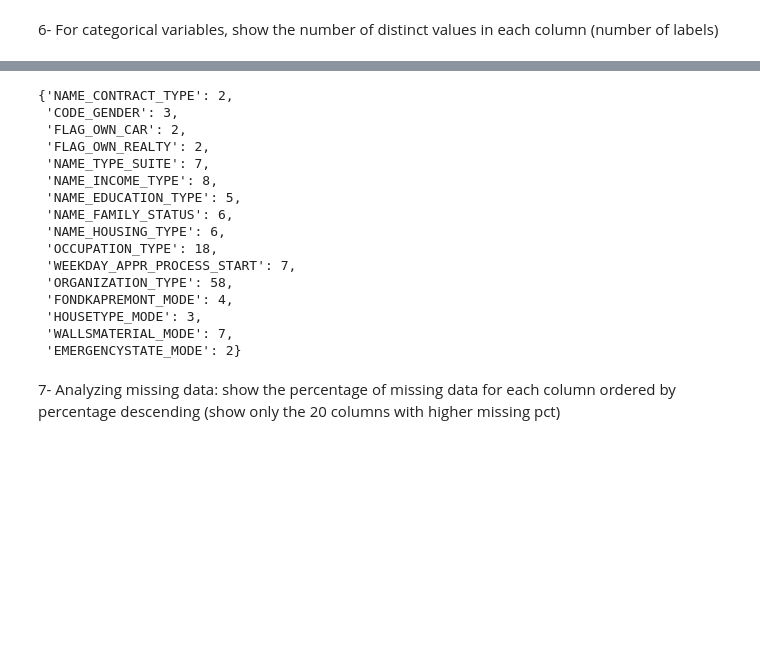
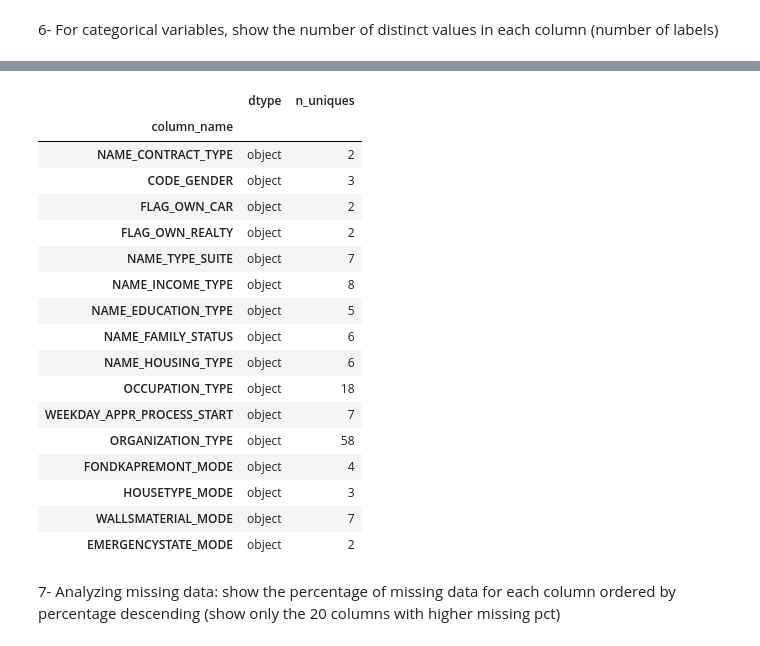
Before and after one commit to NMengo/Anyone-AI, a Jupyter notebook: Sprint 3/AnyoneAI_Project_3.ipynb, the cells around one changed output, grey strips where cells are left out. Saved outputs shown, nothing was run; the diff lists cells and outputs as text; code cells hidden in the pictures; blank space fills up the shorter version.

```diff
--- a/Sprint 3/AnyoneAI_Project_3.ipynb
+++ b/Sprint 3/AnyoneAI_Project_3.ipynb
@@ -192,6 +175,0 @@ array([307511,      2,      2,      3,      2,      2,     15,   2548,
-# %%
-df_categoricals = pd.DataFrame()
-df_categoricals['column_name'] = application_train.columns
-df_categoricals['dtype'] = application_train.columns.dtype
-df_categoricals['n_uniques'] = np.array(application_train.nunique())
-df_categoricals
@@ -247,21 +176,57 @@ cat_quant_variables
-# %%
-cat_variables
-# %% [output]
-{'NAME_CONTRACT_TYPE': 2,
- 'CODE_GENDER': 3,
- 'FLAG_OWN_CAR': 2,
- 'FLAG_OWN_REALTY': 2,
- 'NAME_TYPE_SUITE': 7,
- 'NAME_INCOME_TYPE': 8,
- 'NAME_EDUCATION_TYPE': 5,
- 'NAME_FAMILY_STATUS': 6,
- 'NAME_HOUSING_TYPE': 6,
- 'OCCUPATION_TYPE': 18,
- 'WEEKDAY_APPR_PROCESS_START': 7,
- 'ORGANIZATION_TYPE': 58,
- 'FONDKAPREMONT_MODE': 4,
- 'HOUSETYPE_MODE': 3,
- 'WALLSMATERIAL_MODE': 7,
- 'EMERGENCYSTATE_MODE': 2}
+# %%
+def get_categoricals(train, criteria='Int and narrowed objects'):
+    """
+    The criteria for categoricals selection will impact in feature encoding.
+    """
+    df_categoricals = pd.DataFrame()
+    df_categoricals['column_name'] = train.columns
+    df_categoricals['dtype'] = np.array(train.dtypes)
+    df_categoricals['n_uniques'] = np.array(train.nunique())
+    # -----------------------------------------------------------------------------------
+    # Filters
+    type_object = df_categoricals['dtype'] == 'object'
+    type_int = df_categoricals['dtype'] == ('int64')
+    nunique_lt_2 = df_categoricals['n_uniques'] <= 2
+    # -----------------------------------------------------------------------------------
+    # Object nunique bounds
+    objects_nuniques = df_categoricals[type_object]['n_uniques']
+    upper_bound_nuniques = (np.quantile(objects_nuniques, 0.75) - np.quantile(objects_nuniques, 0.25)) * 1.5 \
+                           + (np.quantile(objects_nuniques, 0.75))
+    not_outlier_nuniques = df_categoricals['n_uniques'] < upper_bound_nuniques
+    # -----------------------------------------------------------------------------------
+    # Criteria options
+    if criteria == 'Int and narrowed objects':
+        df_categoricals = df_categoricals[
+            (type_int & nunique_lt_2) |
+            (type_object & not_outlier_nuniques)]
+    elif criteria == 'Objects':
+        df_categoricals = df_categoricals[type_object]
+    elif criteria == 'Only narrow objects':
+        df_categoricals = df_categoricals[(type_object & not_outlier_nuniques)]
+
+    df_categoricals.set_index('column_name', inplace=True)
+    return df_categoricals
+# %%
+categoricals = get_categoricals(application_train, criteria='Objects')
+categoricals
+# %% [output]
+|  | dtype | n_uniques |
+| column_name |  |  |
+| NAME_CONTRACT_TYPE | object | 2 |
+| CODE_GENDER | object | 3 |
+| FLAG_OWN_CAR | object | 2 |
+| FLAG_OWN_REALTY | object | 2 |
+| NAME_TYPE_SUITE | object | 7 |
+| NAME_INCOME_TYPE | object | 8 |
+| NAME_EDUCATION_TYPE | object | 5 |
+| NAME_FAMILY_STATUS | object | 6 |
+| NAME_HOUSING_TYPE | object | 6 |
+| OCCUPATION_TYPE | object | 18 |
+| WEEKDAY_APPR_PROCESS_START | object | 7 |
+| ORGANIZATION_TYPE | object | 58 |
+| FONDKAPREMONT_MODE | object | 4 |
+| HOUSETYPE_MODE | object | 3 |
+| WALLSMATERIAL_MODE | object | 7 |
+| EMERGENCYSTATE_MODE | object | 2 |
 # %% [markdown]
 7- Analyzing missing data: show the percentage of missing data for each column ordered by percentage descending (show only the 20 columns with higher missing pct)
```
Also changed, not shown: parts of 60 cells of this notebook, 4 other files.
